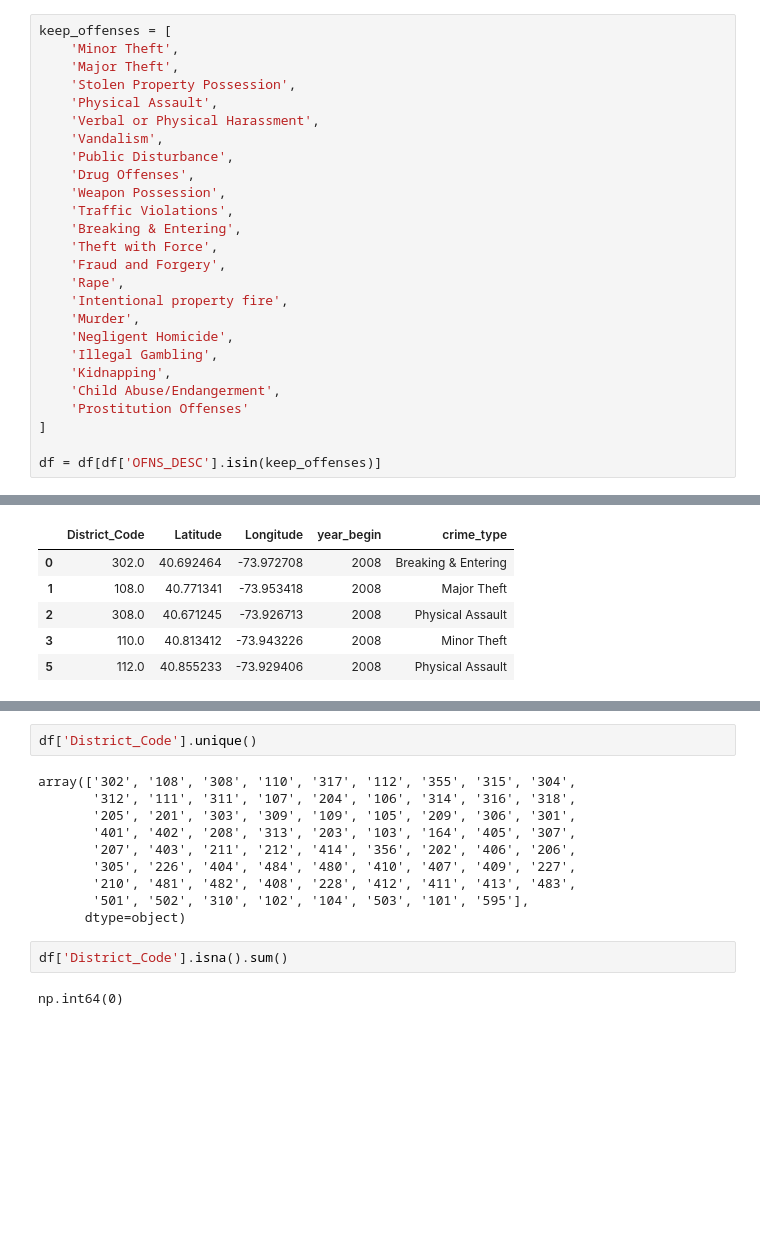
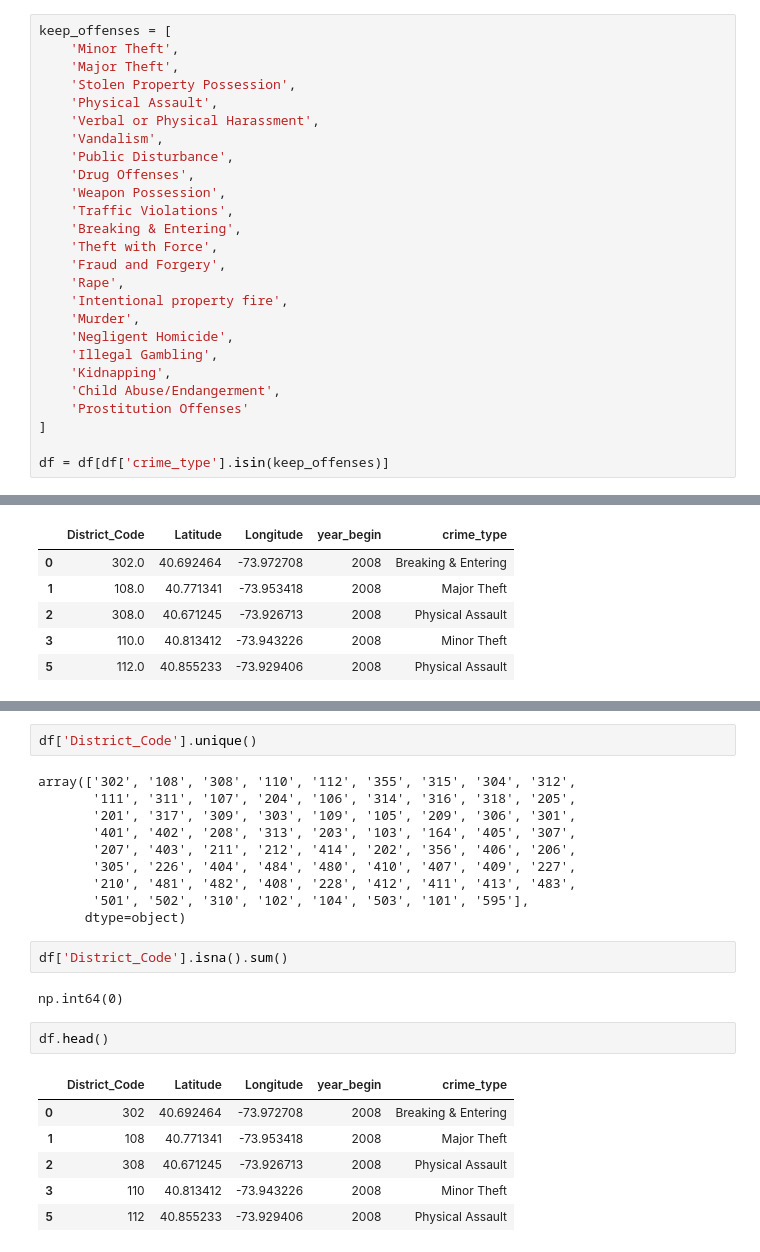
Before and after one commit to com-480-data-visualization/BluePink, a Jupyter notebook: notebooks/create_data_by_district.ipynb, the cells around one changed output, grey strips where cells are left out. Saved outputs shown, nothing was run; the diff lists cells and outputs as text; blank space fills up the shorter version.

```diff
--- a/notebooks/create_data_by_district.ipynb
+++ b/notebooks/create_data_by_district.ipynb
@@ -271,4 +271,4 @@ keep_offenses = [
     'Prostitution Offenses'
 ]
 
-df = df[df['OFNS_DESC'].isin(keep_offenses)]
+df = df[df['crime_type'].isin(keep_offenses)]
@@ -304,11 +307,11 @@ KeyboardInterrupt:
 # %%
 df['District_Code'].unique()
 # %% [output]
-array(['302', '108', '308', '110', '317', '112', '355', '315', '304',
-       '312', '111', '311', '107', '204', '106', '314', '316', '318',
-       '205', '201', '303', '309', '109', '105', '209', '306', '301',
+array(['302', '108', '308', '110', '112', '355', '315', '304', '312',
+       '111', '311', '107', '204', '106', '314', '316', '318', '205',
+       '201', '317', '309', '303', '109', '105', '209', '306', '301',
        '401', '402', '208', '313', '203', '103', '164', '405', '307',
-       '207', '403', '211', '212', '414', '356', '202', '406', '206',
+       '207', '403', '211', '212', '414', '202', '356', '406', '206',
        '305', '226', '404', '484', '480', '410', '407', '409', '227',
        '210', '481', '482', '408', '228', '412', '411', '413', '483',
        '501', '502', '310', '102', '104', '503', '101', '595'],
@@ -317,3 +320,12 @@ array(['302', '108', '308', '110', '317', '112', '355', '315', '304',
 df['District_Code'].isna().sum()
 # %% [output]
 np.int64(0)
+# %%
+df.head()
+# %% [output]
+|  | District_Code | Latitude | Longitude | year_begin | crime_type |
+| 0 | 302 | 40.692464 | -73.972708 | 2008 | Breaking & Entering |
+| 1 | 108 | 40.771341 | -73.953418 | 2008 | Major Theft |
+| 2 | 308 | 40.671245 | -73.926713 | 2008 | Physical Assault |
+| 3 | 110 | 40.813412 | -73.943226 | 2008 | Minor Theft |
+| 5 | 112 | 40.855233 | -73.929406 | 2008 | Physical Assault |
```
Also changed, not shown: parts of 5 cells of this notebook, 3 other files.
